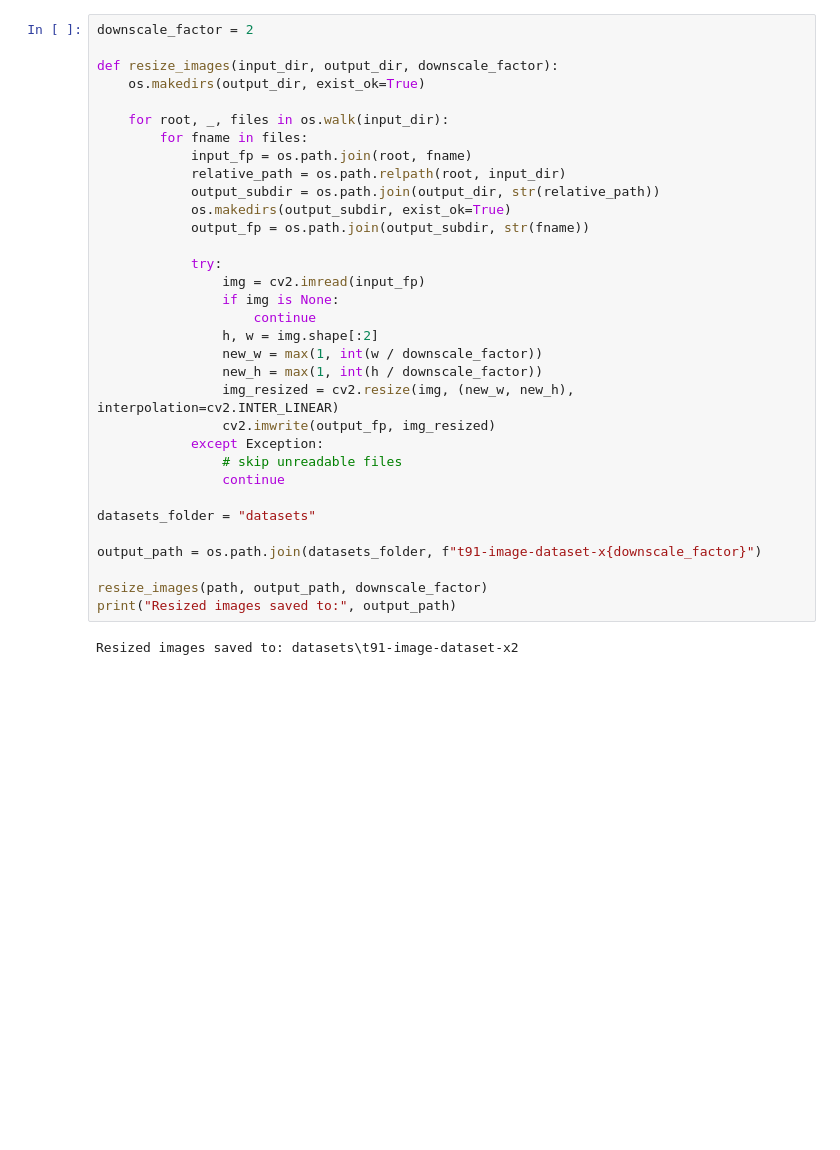
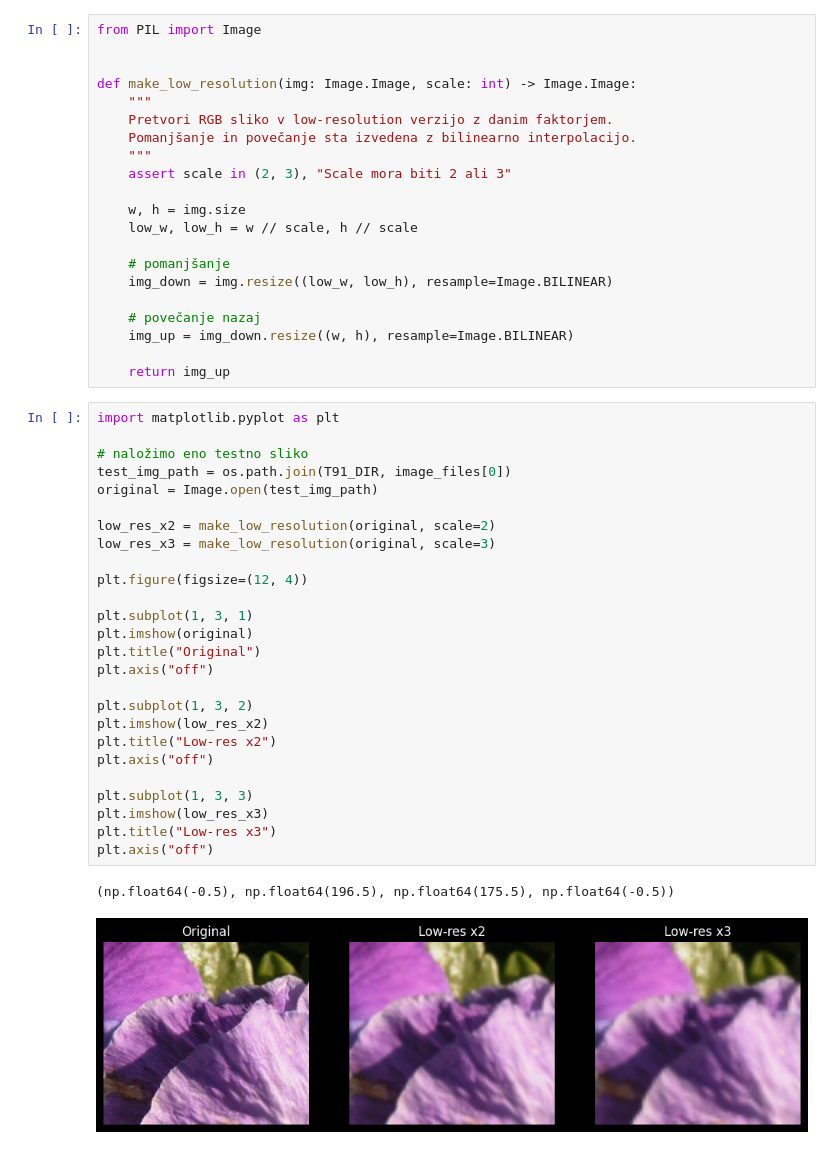
Before and after one commit to SimonPlazar/Napredna-Obdelava-Slik, a Jupyter notebook: NOS-N2/super_locljivost.ipynb, the cells around one changed output. Cells and saved outputs as stored; diff of their text form; blank space fills up the shorter version.

```diff
--- a/NOS-N2/super_locljivost.ipynb
+++ b/NOS-N2/super_locljivost.ipynb
@@ -53,36 +108,51 @@ Average height: 203.58
 # %%
-downscale_factor = 2
+from PIL import Image
 
-def resize_images(input_dir, output_dir, downscale_factor):
-    os.makedirs(output_dir, exist_ok=True)
 
-    for root, _, files in os.walk(input_dir):
-        for fname in files:
-            input_fp = os.path.join(root, fname)
-            relative_path = os.path.relpath(root, input_dir)
-            output_subdir = os.path.join(output_dir, str(relative_path))
-            os.makedirs(output_subdir, exist_ok=True)
-            output_fp = os.path.join(output_subdir, str(fname))
+def make_low_resolution(img: Image.Image, scale: int) -> Image.Image:
+    """
+    Pretvori RGB sliko v low-resolution verzijo z danim faktorjem.
+    Pomanjšanje in povečanje sta izvedena z bilinearno interpolacijo.
+    """
+    assert scale in (2, 3), "Scale mora biti 2 ali 3"
 
-            try:
-                img = cv2.imread(input_fp)
-                if img is None:
-                    continue
-                h, w = img.shape[:2]
-                new_w = max(1, int(w / downscale_factor))
-                new_h = max(1, int(h / downscale_factor))
-                img_resized = cv2.resize(img, (new_w, new_h), interpolation=cv2.INTER_LINEAR)
-                cv2.imwrite(output_fp, img_resized)
-            except Exception:
-                # skip unreadable files
-                continue
+    w, h = img.size
+    low_w, low_h = w // scale, h // scale
 
-datasets_folder = "datasets"
+    # pomanjšanje
+    img_down = img.resize((low_w, low_h), resample=Image.BILINEAR)
 
-output_path = os.path.join(datasets_folder, f"t91-image-dataset-x{downscale_factor}")
+    # povečanje nazaj
+    img_up = img_down.resize((w, h), resample=Image.BILINEAR)
 
-resize_images(path, output_path, downscale_factor)
-print("Resized images saved to:", output_path)
+    return img_up
-# %% [output]
-Resized images saved to: datasets\t91-image-dataset-x2
+# %%
+import matplotlib.pyplot as plt
+
+# naložimo eno testno sliko
+test_img_path = os.path.join(T91_DIR, image_files[0])
+original = Image.open(test_img_path)
+
+low_res_x2 = make_low_resolution(original, scale=2)
+low_res_x3 = make_low_resolution(original, scale=3)
+
+plt.figure(figsize=(12, 4))
+
+plt.subplot(1, 3, 1)
+plt.imshow(original)
+plt.title("Original")
+plt.axis("off")
+
+plt.subplot(1, 3, 2)
+plt.imshow(low_res_x2)
+plt.title("Low-res x2")
+plt.axis("off")
+
+plt.subplot(1, 3, 3)
+plt.imshow(low_res_x3)
+plt.title("Low-res x3")
+plt.axis("off")
+# %% [output]
+(np.float64(-0.5), np.float64(196.5), np.float64(175.5), np.float64(-0.5))
+[figure, added]
 # %%
```
Also changed, not shown: parts of 22 cells of this notebook, 2 other files.
